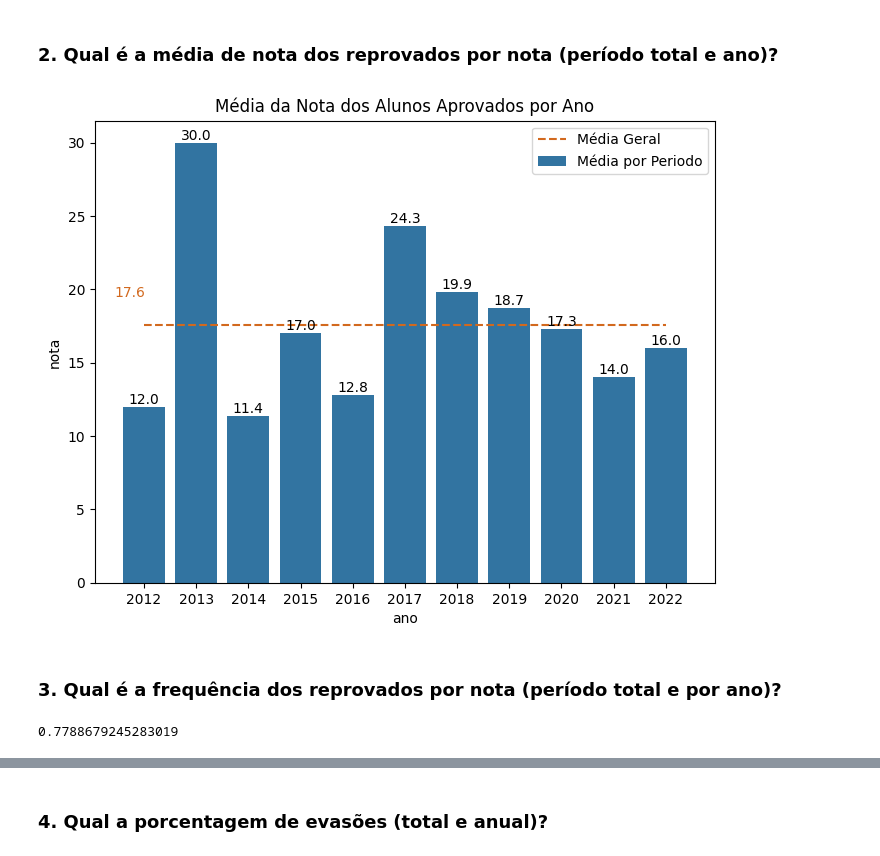
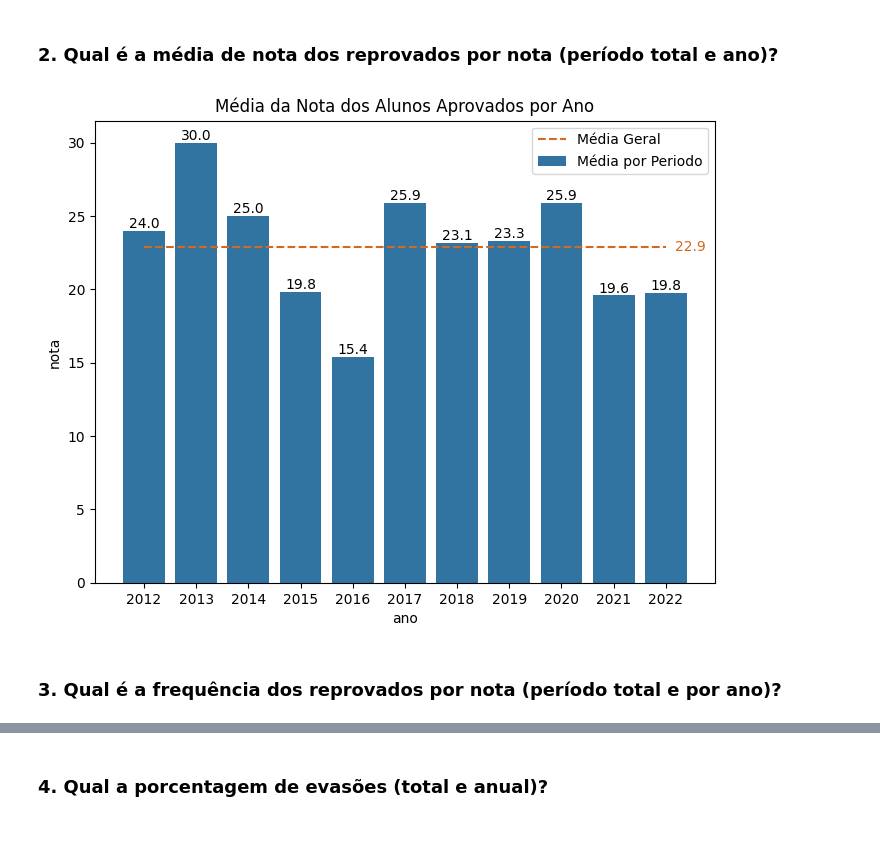
Before and after one commit to ArthurMesquita96/DSBD, a Jupyter notebook: linguagem-de-programacao/trabalhos/trabalho1/trabalho1.ipynb, the cells around one changed output, grey strips where cells are left out. Saved outputs shown, nothing was run; the diff lists cells and outputs as text; code cells hidden in the pictures.

```diff
--- a/linguagem-de-programacao/trabalhos/trabalho1/trabalho1.ipynb
+++ b/linguagem-de-programacao/trabalhos/trabalho1/trabalho1.ipynb
@@ -235,26 +217,22 @@ plt.legend()
 # %% [markdown]
 ### 2. Qual é a média de nota dos reprovados por nota (período total e ano)?
 # %%
-df_aux = df.loc[df['status'].isin(['R-freq', 'R-nota']), ['ano', 'nota']].groupby('ano').mean().reset_index()
+df_aux = df.loc[df['status'].isin(['R-nota']), ['ano', 'nota']].groupby('ano').mean().reset_index()
 df_aux['media_reprovados'] = df_aux['nota'].mean()
 
 plt.figure(figsize = (8,6))
 plt.title('Média da Nota dos Alunos Aprovados por Ano')
 
 g = sns.barplot(x='ano', y='nota', data = df_aux, label = 'Média por Periodo')
 for i in g.containers:
     g.bar_label(container=i, label_type='edge', color='black', fmt='%.1f')
 
 sns.lineplot(df_aux['media_reprovados'], linestyle='--', color = 'chocolate', label = 'Média Geral')
-plt.figtext(0.15,df_aux['media_reprovados'].max()/df_aux['nota'].max() ,round(df_aux['media_reprovados'].mean(),1), color='chocolate')
+plt.figtext(0.85,df_aux['media_reprovados'].max()/df_aux['nota'].max()-0.1 ,round(df_aux['media_reprovados'].mean(),1), color='chocolate')
 
 plt.legend();
 # %% [output]
-[figure, old version]
+[figure, new version]
 # %% [markdown]
 ### 3. Qual é a frequência dos reprovados por nota (período total e por ano)?
-# %%
-df_aux['media_reprovados'].max()/df_aux['frequencia'].max()
-# %% [output]
-0.7788679245283019
 # %%
```
Also changed, not shown: parts of 12 cells of this notebook, 32 other files.
